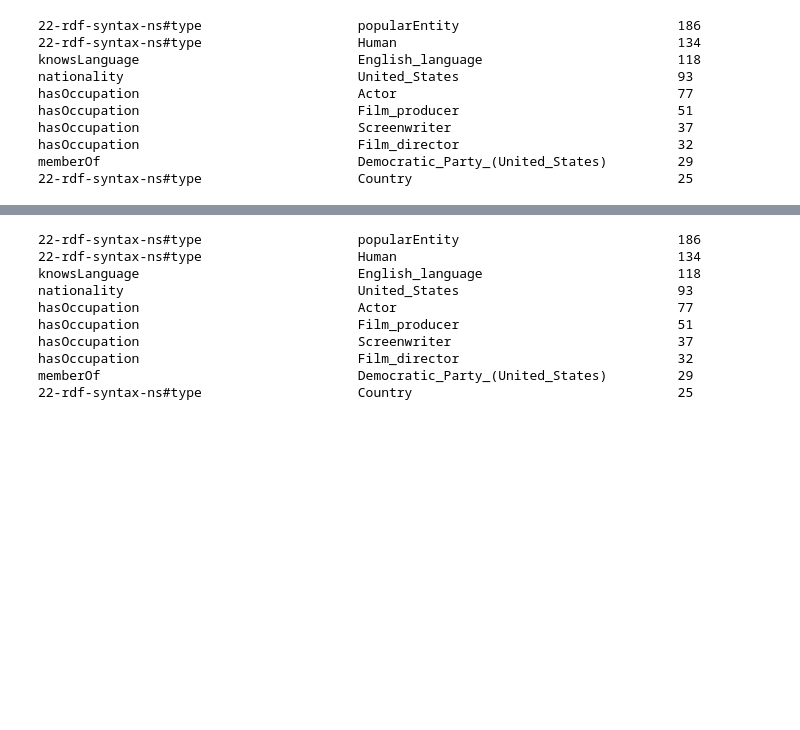
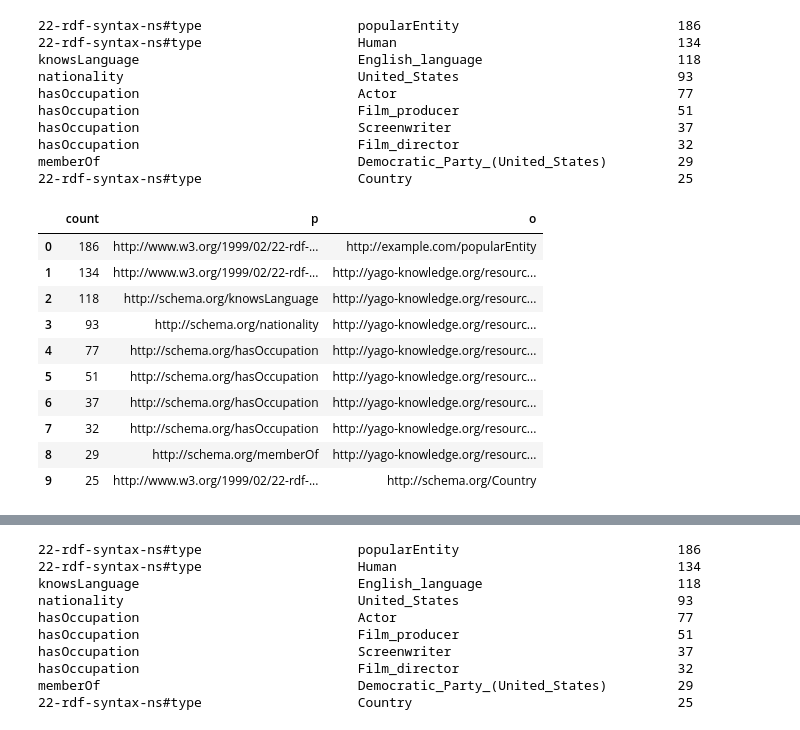
Before and after one commit to toschka123/20Qs, a Jupyter notebook: 20Questions.ipynb, the cells around one changed output, grey strips where cells are left out. Cells and saved outputs as stored; diff of their text form; code cells hidden in the pictures; blank space fills up the shorter version.

Commit message:
added db sparql

```diff
--- a/20Questions.ipynb
+++ b/20Questions.ipynb
@@ -36,0 +37,22 @@ memberOf                                 Democratic_Party_(United_States)
+# %%
+%%sparql http://DESKTOP-D6TQ7G4:7200/repositories/20qs -s res
+select (count(*) as ?count) ?p ?o  where
+{
+    ?s <http://www.w3.org/1999/02/22-rdf-syntax-ns#type> <http://example.com/popularEntity> .
+    ?s ?p ?o .
+}
+group by ?p ?o
+order by desc(?count)
+limit 10
+# %% [output]
+|  | count | p | o |
+| 0 | 186 | http://www.w3.org/1999/02/22-rdf-... | http://example.com/popularEntity |
+| 1 | 134 | http://www.w3.org/1999/02/22-rdf-... | http://yago-knowledge.org/resourc... |
+| 2 | 118 | http://schema.org/knowsLanguage | http://yago-knowledge.org/resourc... |
+| 3 | 93 | http://schema.org/nationality | http://yago-knowledge.org/resourc... |
+| 4 | 77 | http://schema.org/hasOccupation | http://yago-knowledge.org/resourc... |
+| 5 | 51 | http://schema.org/hasOccupation | http://yago-knowledge.org/resourc... |
+| 6 | 37 | http://schema.org/hasOccupation | http://yago-knowledge.org/resourc... |
+| 7 | 32 | http://schema.org/hasOccupation | http://yago-knowledge.org/resourc... |
+| 8 | 29 | http://schema.org/memberOf | http://yago-knowledge.org/resourc... |
+| 9 | 25 | http://www.w3.org/1999/02/22-rdf-... | http://schema.org/Country |
```
Also changed, not shown: parts of 6 cells of this notebook, 1 other file.
